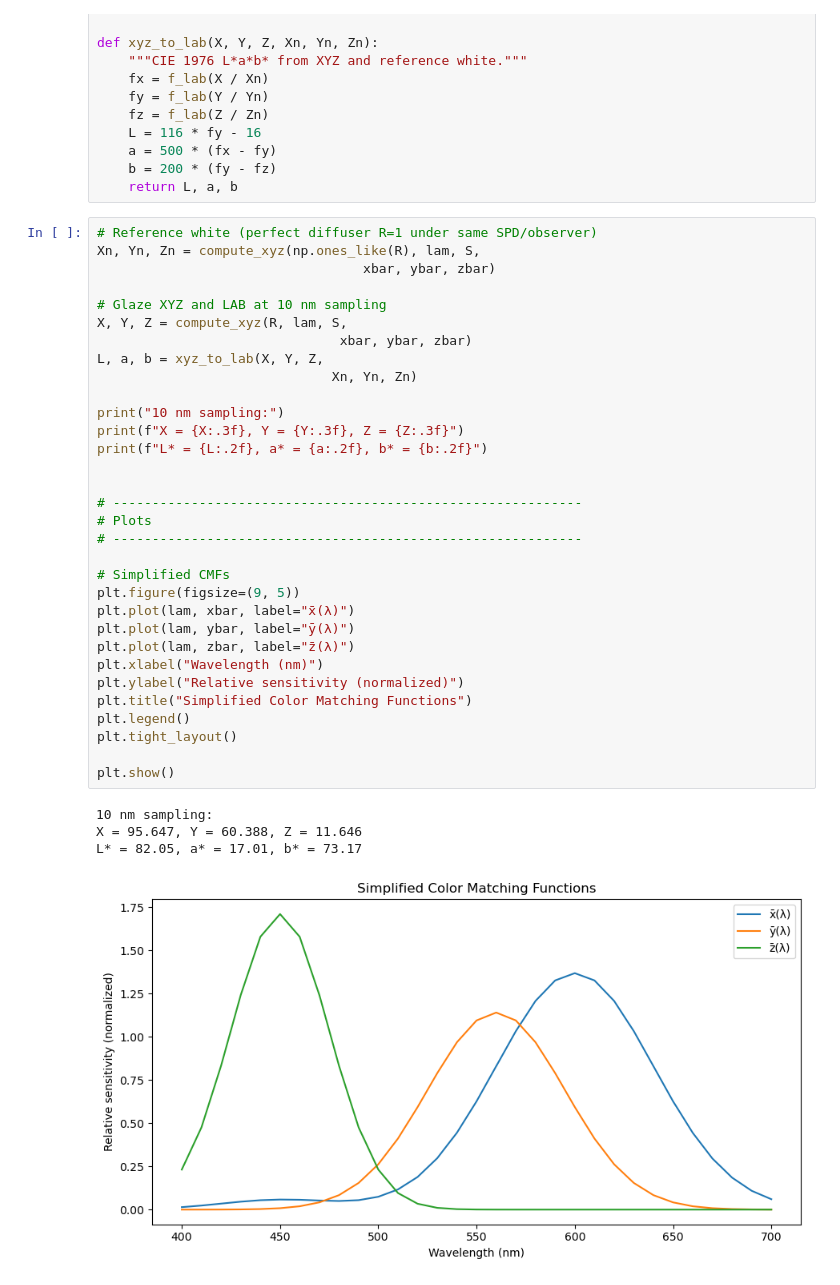
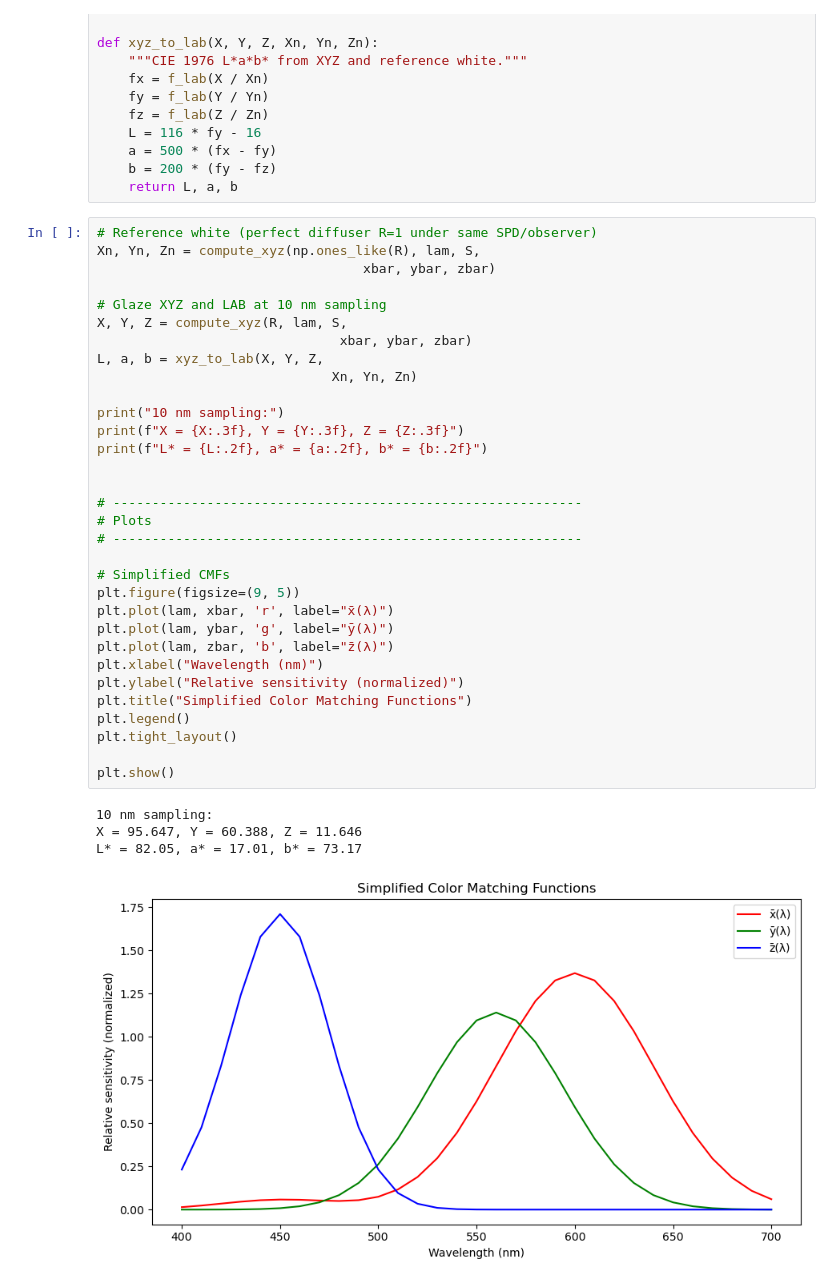
Before and after one commit to keithwoj/PIGMENT, a Jupyter notebook: Coding/reflectance-CIELAB-tutorial.ipynb, the cells around one changed output. Drawn from its saved outputs; the diff is of its cells as text.

```diff
--- a/Coding/reflectance-CIELAB-tutorial.ipynb
+++ b/Coding/reflectance-CIELAB-tutorial.ipynb
@@ -99,34 +113,34 @@ Xn, Yn, Zn = compute_xyz(np.ones_like(R), lam, S,
                                   xbar, ybar, zbar)
 
 # Glaze XYZ and LAB at 10 nm sampling
 X, Y, Z = compute_xyz(R, lam, S,
                                xbar, ybar, zbar)
 L, a, b = xyz_to_lab(X, Y, Z,
                               Xn, Yn, Zn)
 
 print("10 nm sampling:")
 print(f"X = {X:.3f}, Y = {Y:.3f}, Z = {Z:.3f}")
 print(f"L* = {L:.2f}, a* = {a:.2f}, b* = {b:.2f}")
 
 
 # ------------------------------------------------------------
 # Plots
 # ------------------------------------------------------------
 
 # Simplified CMFs
 plt.figure(figsize=(9, 5))
-plt.plot(lam, xbar, label="x̄(λ)")
-plt.plot(lam, ybar, label="ȳ(λ)")
-plt.plot(lam, zbar, label="z̄(λ)")
+plt.plot(lam, xbar, 'r', label="x̄(λ)")
+plt.plot(lam, ybar, 'g', label="ȳ(λ)")
+plt.plot(lam, zbar, 'b', label="z̄(λ)")
 plt.xlabel("Wavelength (nm)")
 plt.ylabel("Relative sensitivity (normalized)")
 plt.title("Simplified Color Matching Functions")
 plt.legend()
 plt.tight_layout()
 
 plt.show()
 # %% [output]
 10 nm sampling:
 X = 95.647, Y = 60.388, Z = 11.646
 L* = 82.05, a* = 17.01, b* = 73.17
-[figure, old version]
+[figure, new version]
```
Also changed, not shown: parts of 3 cells of this notebook.
